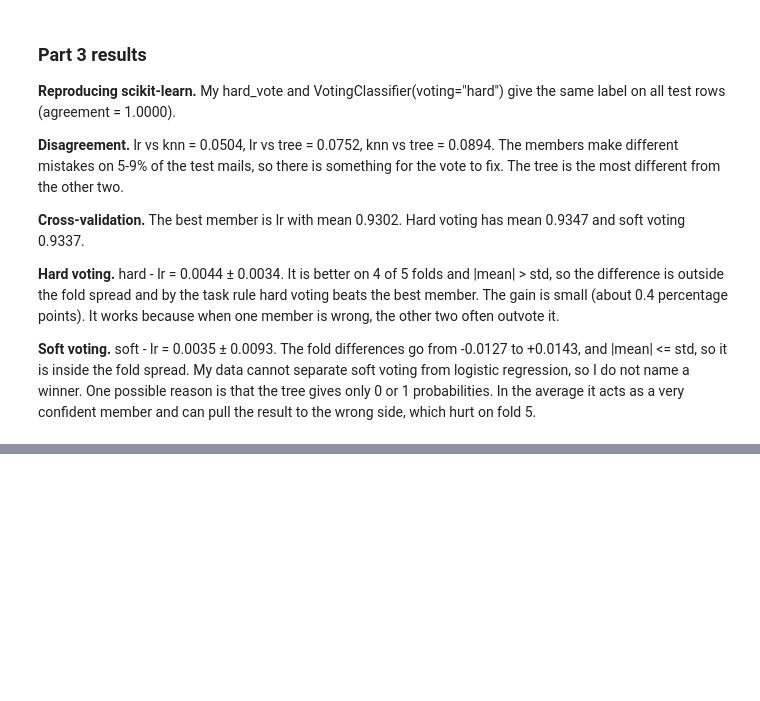
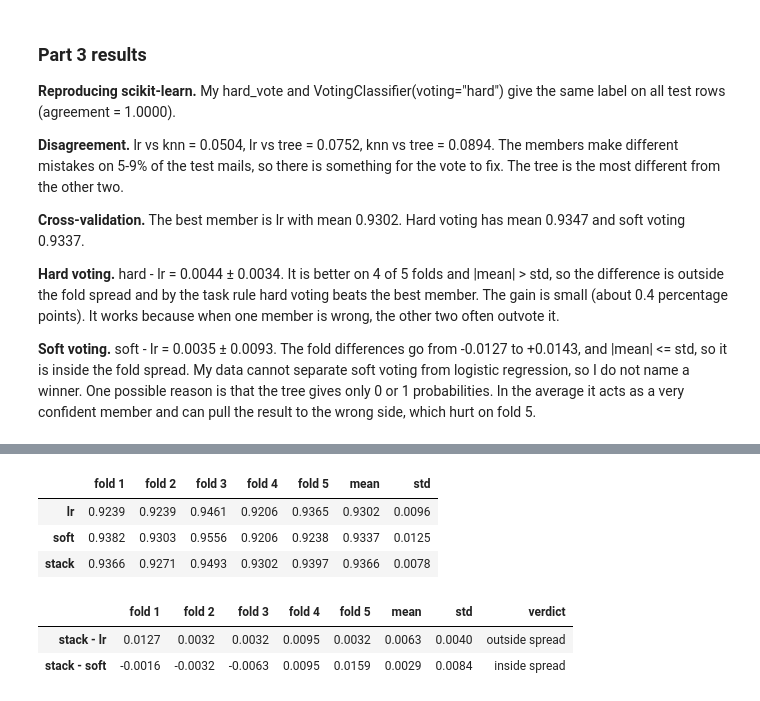
Before and after one commit to danieldiaz-smakov/smakov_ML_task_4, a Jupyter notebook: smakov_task4.ipynb, the cells around one changed output, grey strips where cells are left out. Cells and saved outputs as stored; diff of their text form; code cells hidden in the pictures; blank space fills up the shorter version.

Commit message:
Part 4: stacking by hand, naive vs out-of-fold, CV comparison

```diff
--- a/smakov_task4.ipynb
+++ b/smakov_task4.ipynb
@@ -370,0 +421,13 @@ best member: lr
+# %%
+cv_scores("stack", StackingClassifier(members, LogisticRegression(), cv=cv))
+
+display(cv_table([best_member, "soft", "stack"]))
+display(paired_table([("stack", best_member), ("stack", "soft")]))
+# %% [output]
+|  | fold 1 | fold 2 | fold 3 | fold 4 | fold 5 | mean | std |
+| lr | 0.9239 | 0.9239 | 0.9461 | 0.9206 | 0.9365 | 0.9302 | 0.0096 |
+| soft | 0.9382 | 0.9303 | 0.9556 | 0.9206 | 0.9238 | 0.9337 | 0.0125 |
+| stack | 0.9366 | 0.9271 | 0.9493 | 0.9302 | 0.9397 | 0.9366 | 0.0078 |
+|  | fold 1 | fold 2 | fold 3 | fold 4 | fold 5 | mean | std | verdict |
+| stack - lr | 0.0127 | 0.0032 | 0.0032 | 0.0095 | 0.0032 | 0.0063 | 0.0040 | outside spread |
+| stack - soft | -0.0016 | -0.0032 | -0.0063 | 0.0095 | 0.0159 | 0.0029 | 0.0084 | inside spread |
```
Also changed, not shown: parts of 4 cells of this notebook.
